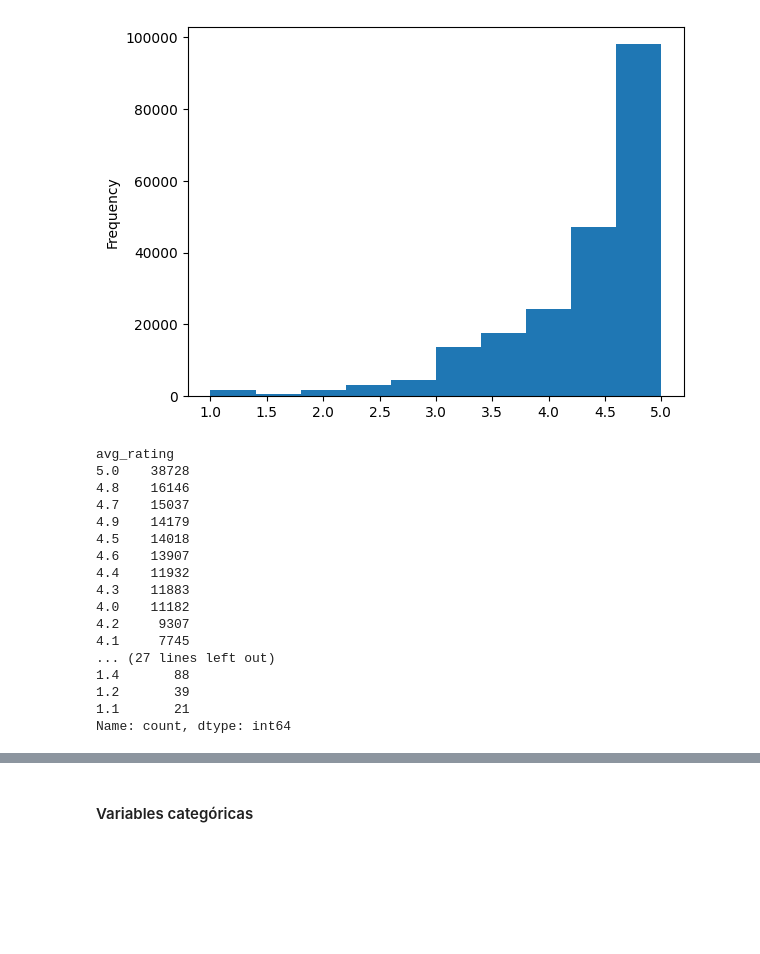
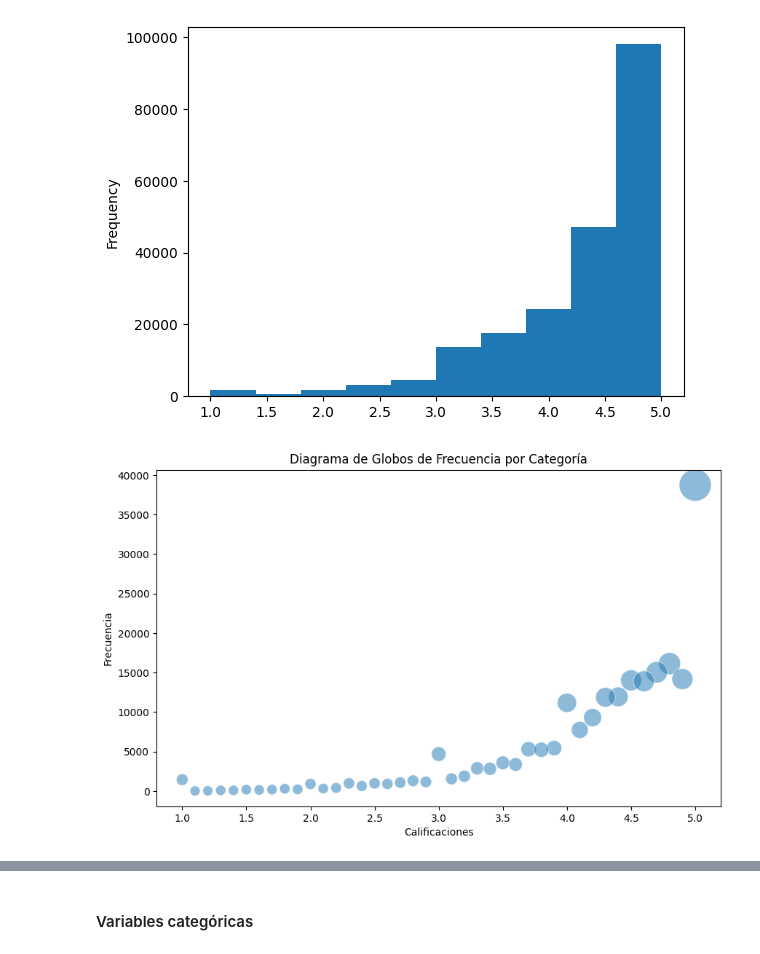
Before and after one commit to bautiarmanicode/HENRY-PROYECTO-FINAL, a Jupyter notebook: 1_Jupyter_Notebooks/2.1 EDA_Google.ipynb, the cells around one changed output, grey strips where cells are left out. Drawn from its saved outputs; the diff is of its cells as text; code cells hidden in the pictures; blank space fills up the shorter version.

```diff
--- a/1_Jupyter_Notebooks/2.1 EDA_Google.ipynb
+++ b/1_Jupyter_Notebooks/2.1 EDA_Google.ipynb
@@ -103,23 +103,17 @@ En su mayoría estos restaurantes están calificados positivamente"""
 # %% [output]
 'Se aprecia que la mayoría de los restaurantes tienen calificación de 4.0 a 5.0.\nEn su mayoría estos restaurantes están calificados positivamente'
 [figure]
-# %%
-df_metadata_num.avg_rating.value_counts()
-# %% [output]
-avg_rating
-5.0    38728
-4.8    16146
-4.7    15037
-4.9    14179
-4.5    14018
-4.6    13907
-4.4    11932
-4.3    11883
-4.0    11182
-4.2     9307
-4.1     7745
-... (27 lines left out)
-1.4       88
-1.2       39
-1.1       21
-Name: count, dtype: int64
+# %%
+# SE ENCUENTRA LA FRECUENCIA DE LAS CALIFICACIONES
+freq_rates = df_metadata_num.avg_rating.value_counts().reset_index()
+freq_rates.columns = ['Ratings', 'Frequency']
+# %%
+# GRAFICO DE BURBUJAS DE LAS CALIFICACIONES
+plt.figure(figsize=(10, 6))
+sns.scatterplot(data=freq_rates, x='Ratings', y='Frequency', size='Frequency', sizes=(100, 1000), alpha=0.5, legend=False)
+plt.xlabel('Calificaciones')
+plt.ylabel('Frecuencia')
+plt.title('Diagrama de Globos de Frecuencia por Categoría')
+plt.show()
+# %% [output]
+[figure, added]
```
Also changed, not shown: parts of 7 cells of this notebook.
